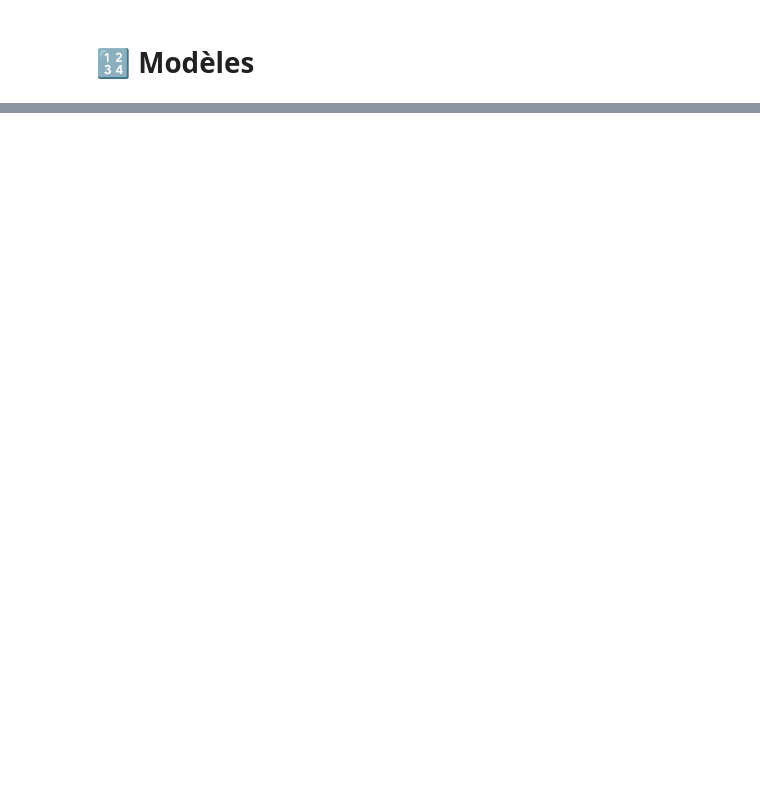
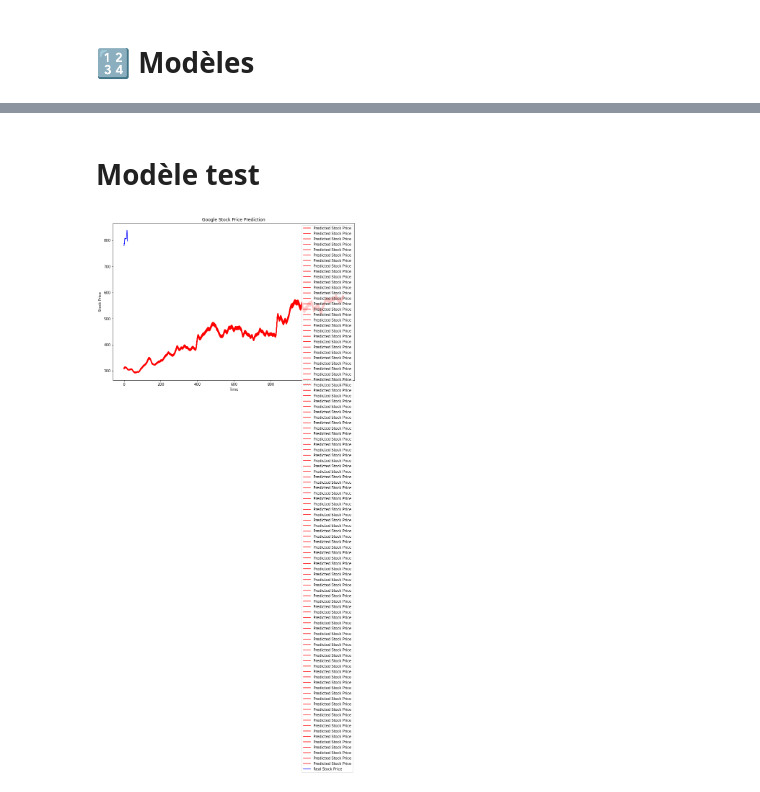
Before and after one commit to plague7/LSTM_Google_Stock_Price, a Jupyter notebook: Projet Time Series.ipynb, the cells around one changed output, grey strips where cells are left out. Cells and saved outputs as stored; diff of their text form; code cells hidden in the pictures; blank space fills up the shorter version.

```diff
--- a/Projet Time Series.ipynb
+++ b/Projet Time Series.ipynb
@@ -174,0 +196,6 @@ InvalidArgumentError:  Incompatible shapes: [32,60,100] vs. [32]
+# %% [markdown]
+# Modèle test
+# %%
+test = pd.read_csv('Google_Stock_Price_Test.csv')
+real_stock_price = test.iloc[:, 1:2].values
+total_data=pd.concat([df['Open'],test['Open']],axis=0)
@@ -174,0 +216,12 @@ InvalidArgumentError:  Incompatible shapes: [32,60,100] vs. [32]
+# %%
+#Visualization
+plt.rcParams["figure.figsize"] = (12,8)
+plt.plot(predicted_stock_price,color='red',label='Predicted Stock Price')
+plt.plot(real_stock_price,color='blue',label='Real Stock Price')
+plt.title('Google Stock Price Prediction')
+plt.xlabel('Time')
+plt.ylabel('Stock Price')
+plt.legend()
+plt.show()
+# %% [output]
+[figure, added]
```
Also changed, not shown: parts of 13 cells of this notebook.
